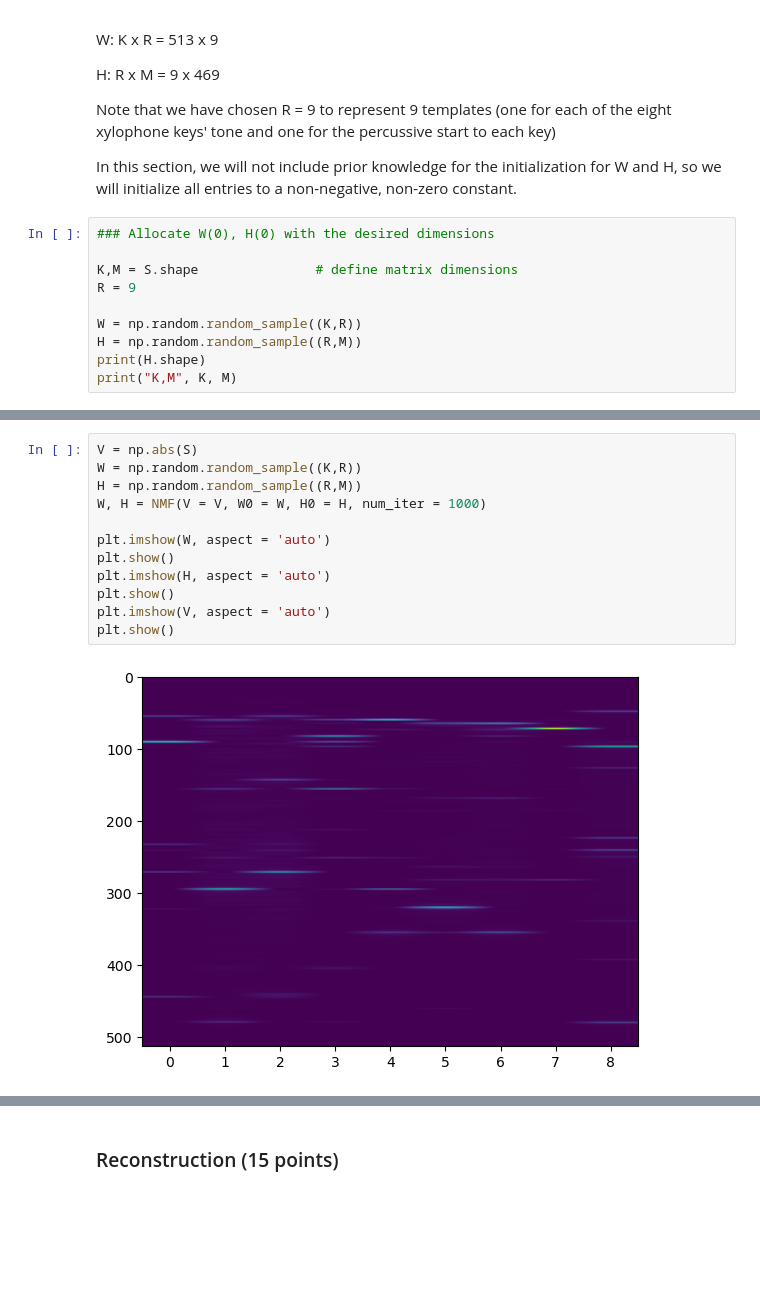
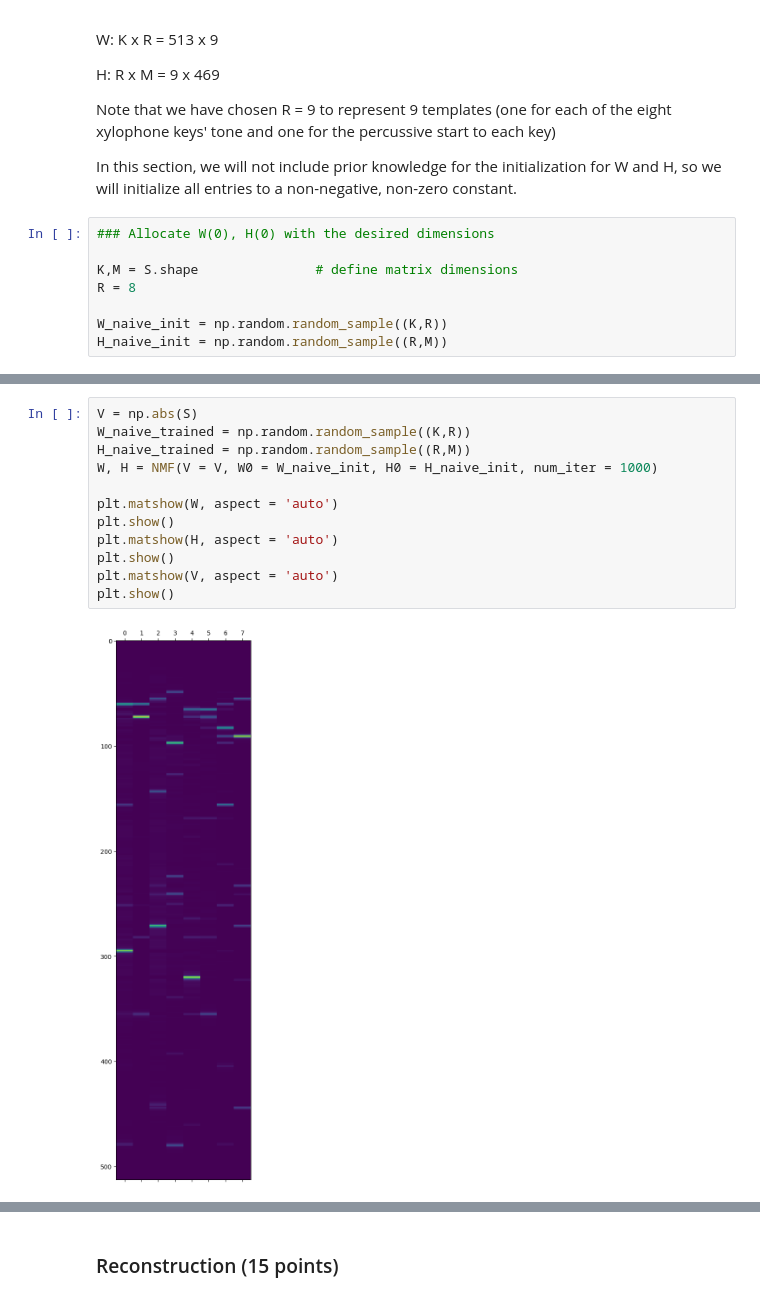
Before and after one commit to rafael-burger/E207-HW8, a Jupyter notebook: hw8.ipynb, the cells around one changed output, grey strips where cells are left out. Saved outputs shown, nothing was run; the diff lists cells and outputs as text; blank space fills up the shorter version.

```diff
--- a/hw8.ipynb
+++ b/hw8.ipynb
@@ -65,9 +65,7 @@ In this section, we will not include prior knowledge for the initialization for
 ### Allocate W(0), H(0) with the desired dimensions
 
 K,M = S.shape               # define matrix dimensions
-R = 9
+R = 8
 
-W = np.random.random_sample((K,R))
-H = np.random.random_sample((R,M))
-print(H.shape)
-print("K,M", K, M)
+W_naive_init = np.random.random_sample((K,R))
+H_naive_init = np.random.random_sample((R,M))
@@ -94,15 +93,15 @@ def NMF(V, W0, H0, num_iter):
     return (W_i, H_i)
 # %%
 V = np.abs(S)
-W = np.random.random_sample((K,R))
-H = np.random.random_sample((R,M))
-W, H = NMF(V = V, W0 = W, H0 = H, num_iter = 1000)
+W_naive_trained = np.random.random_sample((K,R))
+H_naive_trained = np.random.random_sample((R,M))
+W, H = NMF(V = V, W0 = W_naive_init, H0 = H_naive_init, num_iter = 1000)
 
-plt.imshow(W, aspect = 'auto')
+plt.matshow(W, aspect = 'auto')
 plt.show()
-plt.imshow(H, aspect = 'auto')
+plt.matshow(H, aspect = 'auto')
 plt.show()
-plt.imshow(V, aspect = 'auto')
+plt.matshow(V, aspect = 'auto')
 plt.show()
 # %% [output]
-[figure, old version]
+[figure, new version]
```
Also changed, not shown: parts of 7 cells of this notebook.
